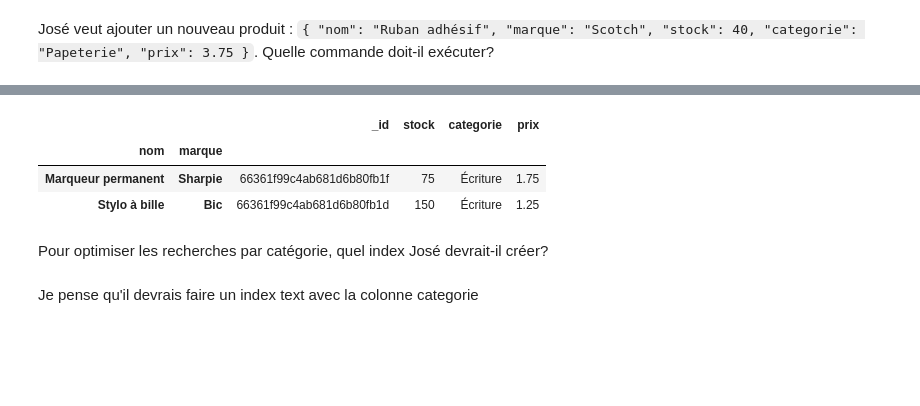
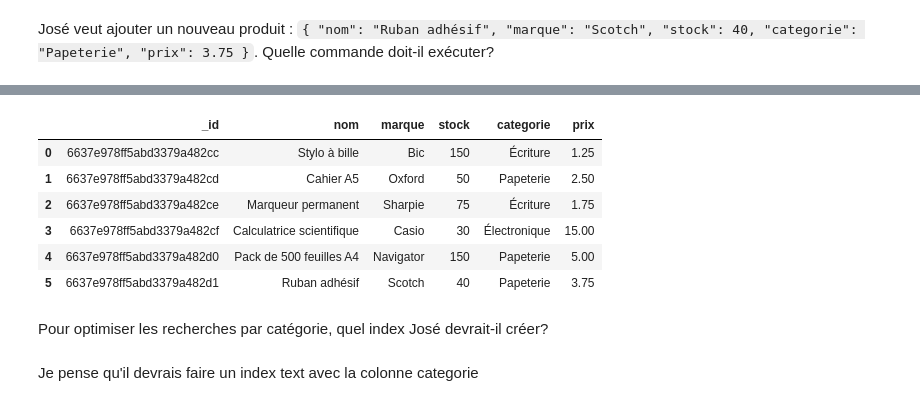
Before and after one commit to barrmath/mongo_db_py, a Jupyter notebook: mongodb_test.ipynb, the cells around one changed output, grey strips where cells are left out. Cells and saved outputs as stored; diff of their text form; code cells hidden in the pictures; blank space fills up the shorter version.

```diff
--- a/mongodb_test.ipynb
+++ b/mongodb_test.ipynb
@@ -135,11 +135,14 @@ InsertOneResult(ObjectId('66361f99c4ab681d6b80fb22'), acknowledged=True)
 # %%
 mongodf = pd.DataFrame(list(collection_jose.find()))
-mongodf[mongodf['categorie']=='Écriture'].groupby(by=['nom','marque']).sum()
+mongodf.head(10)
 # %% [output]
-|  |  | _id | stock | categorie | prix |
-| nom | marque |  |  |  |  |
-| Marqueur permanent | Sharpie | 66361f99c4ab681d6b80fb1f | 75 | Écriture | 1.75 |
-| Stylo à bille | Bic | 66361f99c4ab681d6b80fb1d | 150 | Écriture | 1.25 |
+|  | _id | nom | marque | stock | categorie | prix |
+| 0 | 6637e978ff5abd3379a482cc | Stylo à bille | Bic | 150 | Écriture | 1.25 |
+| 1 | 6637e978ff5abd3379a482cd | Cahier A5 | Oxford | 50 | Papeterie | 2.50 |
+| 2 | 6637e978ff5abd3379a482ce | Marqueur permanent | Sharpie | 75 | Écriture | 1.75 |
+| 3 | 6637e978ff5abd3379a482cf | Calculatrice scientifique | Casio | 30 | Électronique | 15.00 |
+| 4 | 6637e978ff5abd3379a482d0 | Pack de 500 feuilles A4 | Navigator | 150 | Papeterie | 5.00 |
+| 5 | 6637e978ff5abd3379a482d1 | Ruban adhésif | Scotch | 40 | Papeterie | 3.75 |
 # %% [markdown]
 Pour optimiser les recherches par catégorie, quel index José devrait-il créer?<br>
 <br>
```
Also changed, not shown: parts of 11 cells of this notebook.
